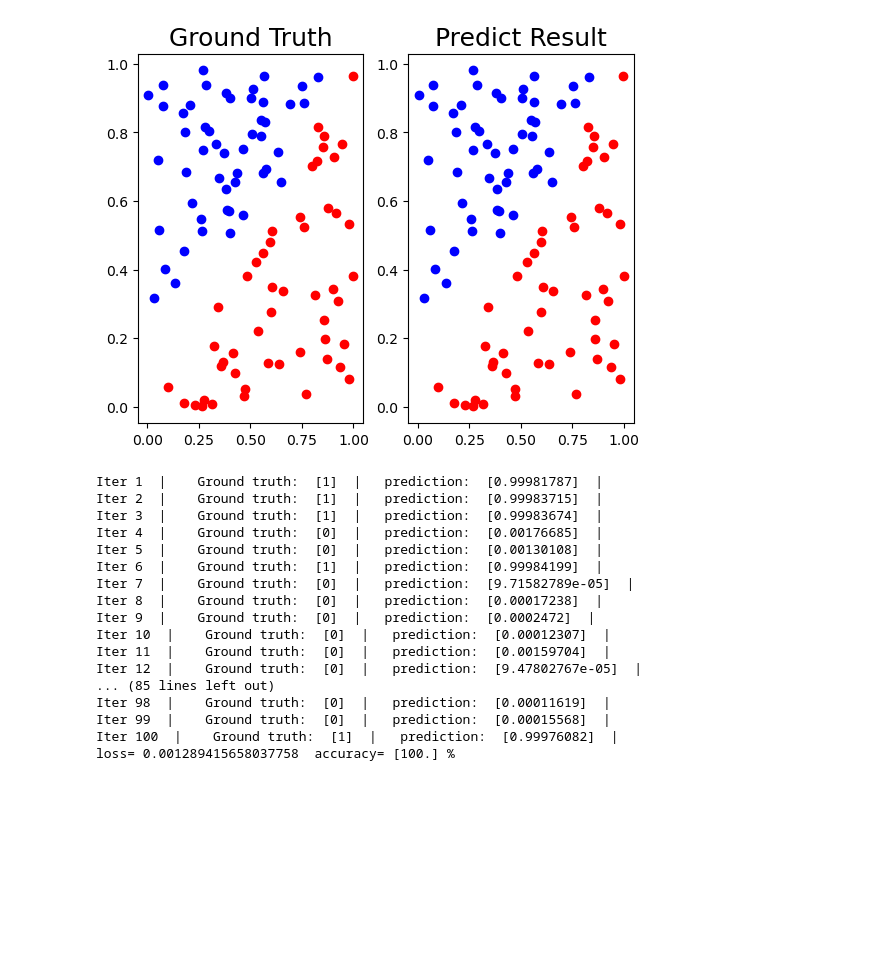
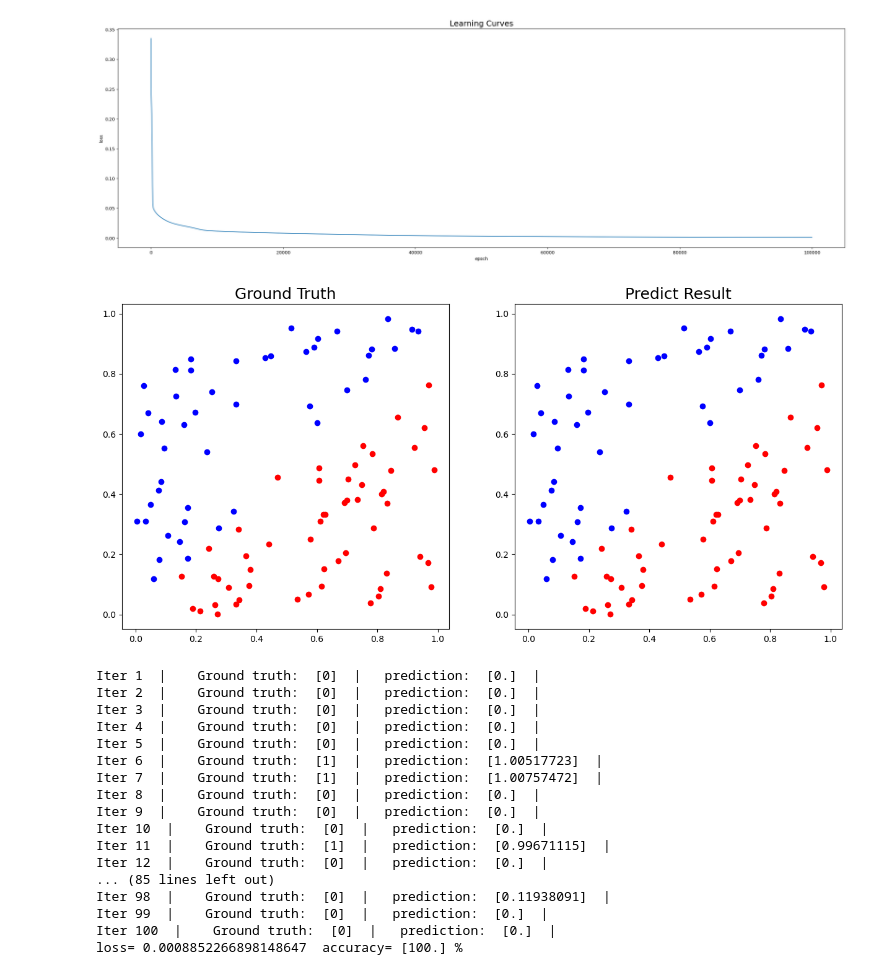
Before and after one commit to weiluohuang/DeepLearning, a Jupyter notebook: LAB1/LAB1_Source_code.ipynb, the cells around one changed output. Saved outputs shown, nothing was run; the diff lists cells and outputs as text; code cells hidden in the pictures; blank space fills up the shorter version.

Commit message:
model done

```diff
--- a/LAB1/LAB1_Source_code.ipynb
+++ b/LAB1/LAB1_Source_code.ipynb
@@ -28,7 +28,8 @@ def generate_XOR_easy():
     return np.array(inputs), np.array(labels).reshape(21, 1)
 
 def show_result(x, y, pred_y):
-    plt.subplot(1, 2, 1)
+    plt.figure(figsize = (15, 15))
+    plt.subplot(2, 2, 3)
     plt.title('Ground Truth', fontsize = 18)
     for i in range(x.shape[0]):
         if y[i] == 0:
@@ -36,7 +37,7 @@ def show_result(x, y, pred_y):
         else:
             plt.plot(x[i][0], x[i][1], 'bo')
 
-    plt.subplot(1, 2, 2)
+    plt.subplot(2, 2, 4)
     plt.title('Predict Result', fontsize = 18)
     for i in range(x.shape[0]):
         if pred_y[i] <= 0.5:
@@ -69,8 +70,8 @@ class layer:
         self.output_size = output_size
         self.activate = activate
         self.gradient = 0
-        self.w = np.random.uniform(0, 1, (input_size, output_size))
-        self.b = np.random.uniform(0, 1, (1, output_size))
+        self.w = np.random.uniform(-1, 1, (input_size, output_size))
+        self.b = np.random.uniform(-1, 1, (1, output_size))
         self.a = []
         self.z = []
 
@@ -91,30 +92,37 @@ class layer:
             gradient *= derivative_ReLU(self.z)
 
         self.w -= learning_rate * np.dot(self.x.T, gradient)
-        self.b -= learning_rate * np.sum(gradient)
-
+        self.b -= learning_rate * np.sum(gradient, axis = 0)
         self.gradient = np.dot(gradient, self.w.T)
 
 class MLP:
-    def __init__(self, hidden_size = 10, learning_rate = 0.2, activate = "none"):
+    def __init__(self, hidden_size = 5, learning_rate = 0.5, activate = "none"):
         self.learning_rate = learning_rate
         self.hidden1 = layer(2, hidden_size, activate)
         self.hidden2 = layer(hidden_size, hidden_size, activate)
-        self.output = layer(hidden_size, 1, activate)
+        self.output = layer(hidden_size, 1, "ReLU")
+        self.loss = []
 
     def train(self, x, ground_truth, epoch = 100000):
+        plt.figure(figsize = (30, 20))
+        plt.subplot(2, 1, 1)
+        plt.title('Learning Curves', fontsize = 18)
+        plt.xlabel('epoch')
+        plt.ylabel('loss')
         for i in range(epoch):
             self.hidden1.forward(x)
             self.hidden2.forward(self.hidden1.z)
             self.output.forward(self.hidden2.z)
 
             loss, gradient = self.cost(ground_truth)
+            self.loss.append(loss)
             if not i % 5000:
                 print("epoch ", i, " loss : ", loss)
 
             self.output.back(gradient, self.learning_rate)
             self.hidden2.back(self.output.gradient, self.learning_rate)
             self.hidden1.back(self.hidden2.gradient, self.learning_rate)
+        plt.plot(self.loss)
 
         show_result(x, ground_truth, self.output.z)
         for i in range(ground_truth.size):
@@ -125,10 +133,6 @@ class MLP:
         return MSE(self.output.z, y_hat), y_grad(self.output.z, y_hat)
 # %%
 x1, y1 = generate_linear()
-x2, y2 = generate_XOR_easy()
-#show_result(x1, y1, y1)
-#show_result(x2, y2, y2)
-
-model = MLP(hidden_size = 16,activate = "sigmoid")
+model = MLP(hidden_size = 5,activate = "sigmoid", learning_rate = 0.3)
 model.train(x1, y1)
 # %% [output]
@@ -155,18 +159,19 @@ epoch  95000  loss :  0.0014498844993894033
-[figure, old version]
+[figure, new version]
+[figure, added]
-Iter 1  |    Ground truth:  [1]  |   prediction:  [0.99981787]  |
-Iter 2  |    Ground truth:  [1]  |   prediction:  [0.99983715]  |
-Iter 3  |    Ground truth:  [1]  |   prediction:  [0.99983674]  |
-Iter 4  |    Ground truth:  [0]  |   prediction:  [0.00176685]  |
-Iter 5  |    Ground truth:  [0]  |   prediction:  [0.00130108]  |
-Iter 6  |    Ground truth:  [1]  |   prediction:  [0.99984199]  |
-Iter 7  |    Ground truth:  [0]  |   prediction:  [9.71582789e-05]  |
-Iter 8  |    Ground truth:  [0]  |   prediction:  [0.00017238]  |
-Iter 9  |    Ground truth:  [0]  |   prediction:  [0.0002472]  |
-Iter 10  |    Ground truth:  [0]  |   prediction:  [0.00012307]  |
-Iter 11  |    Ground truth:  [0]  |   prediction:  [0.00159704]  |
-Iter 12  |    Ground truth:  [0]  |   prediction:  [9.47802767e-05]  |
+Iter 1  |    Ground truth:  [0]  |   prediction:  [0.]  |
+Iter 2  |    Ground truth:  [0]  |   prediction:  [0.]  |
+Iter 3  |    Ground truth:  [0]  |   prediction:  [0.]  |
+Iter 4  |    Ground truth:  [0]  |   prediction:  [0.]  |
+Iter 5  |    Ground truth:  [0]  |   prediction:  [0.]  |
+Iter 6  |    Ground truth:  [1]  |   prediction:  [1.00517723]  |
+Iter 7  |    Ground truth:  [1]  |   prediction:  [1.00757472]  |
+Iter 8  |    Ground truth:  [0]  |   prediction:  [0.]  |
+Iter 9  |    Ground truth:  [0]  |   prediction:  [0.]  |
+Iter 10  |    Ground truth:  [0]  |   prediction:  [0.]  |
+Iter 11  |    Ground truth:  [1]  |   prediction:  [0.99671115]  |
+Iter 12  |    Ground truth:  [0]  |   prediction:  [0.]  |
 ... (85 lines left out)
-Iter 98  |    Ground truth:  [0]  |   prediction:  [0.00011619]  |
-Iter 99  |    Ground truth:  [0]  |   prediction:  [0.00015568]  |
-Iter 100  |    Ground truth:  [1]  |   prediction:  [0.99976082]  |
-loss= 0.001289415658037758  accuracy= [100.] %
+Iter 98  |    Ground truth:  [0]  |   prediction:  [0.11938091]  |
+Iter 99  |    Ground truth:  [0]  |   prediction:  [0.]  |
+Iter 100  |    Ground truth:  [0]  |   prediction:  [0.]  |
+loss= 0.0008852266898148647  accuracy= [100.] %
```
Also changed, not shown: parts of 2 cells of this notebook.
